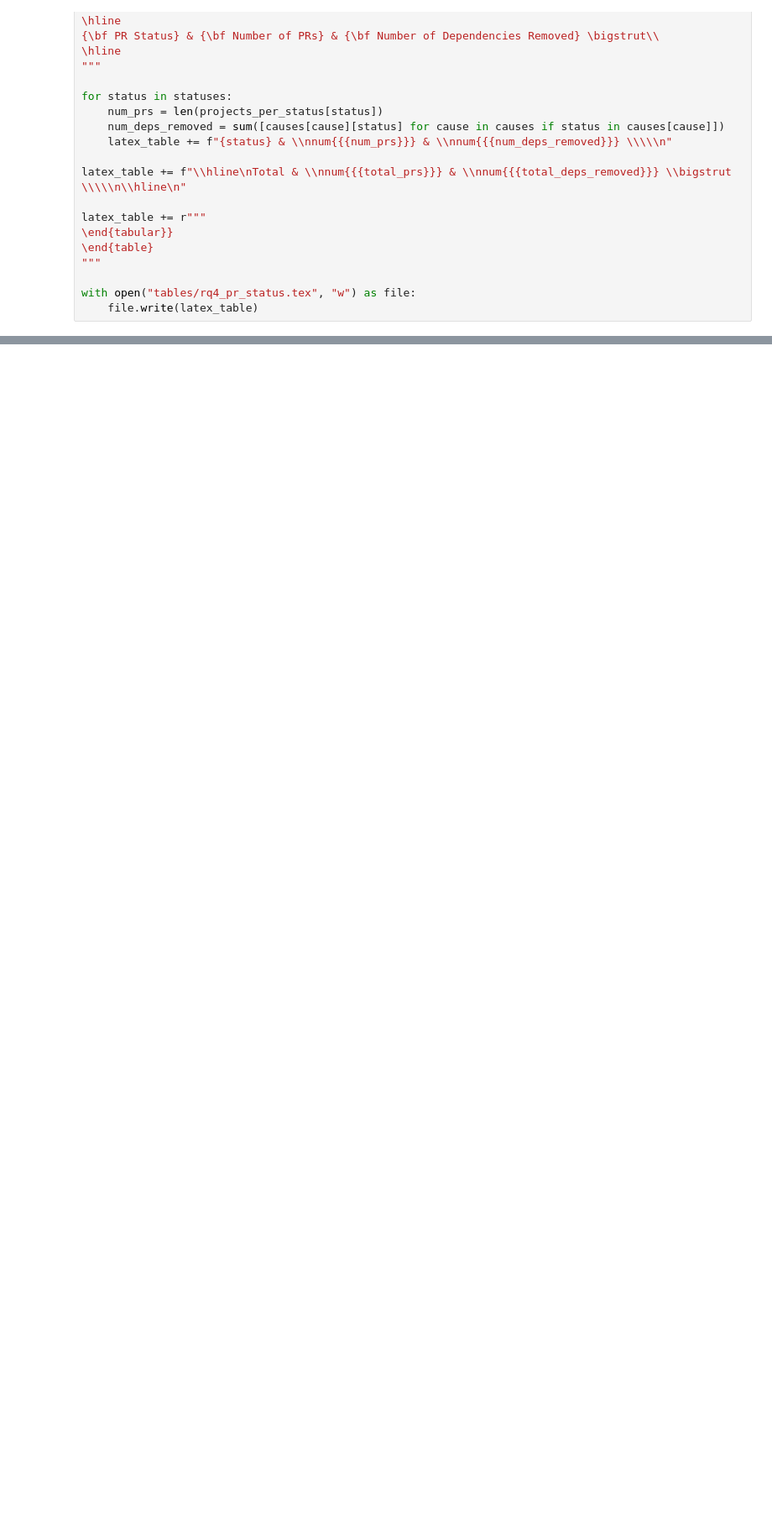
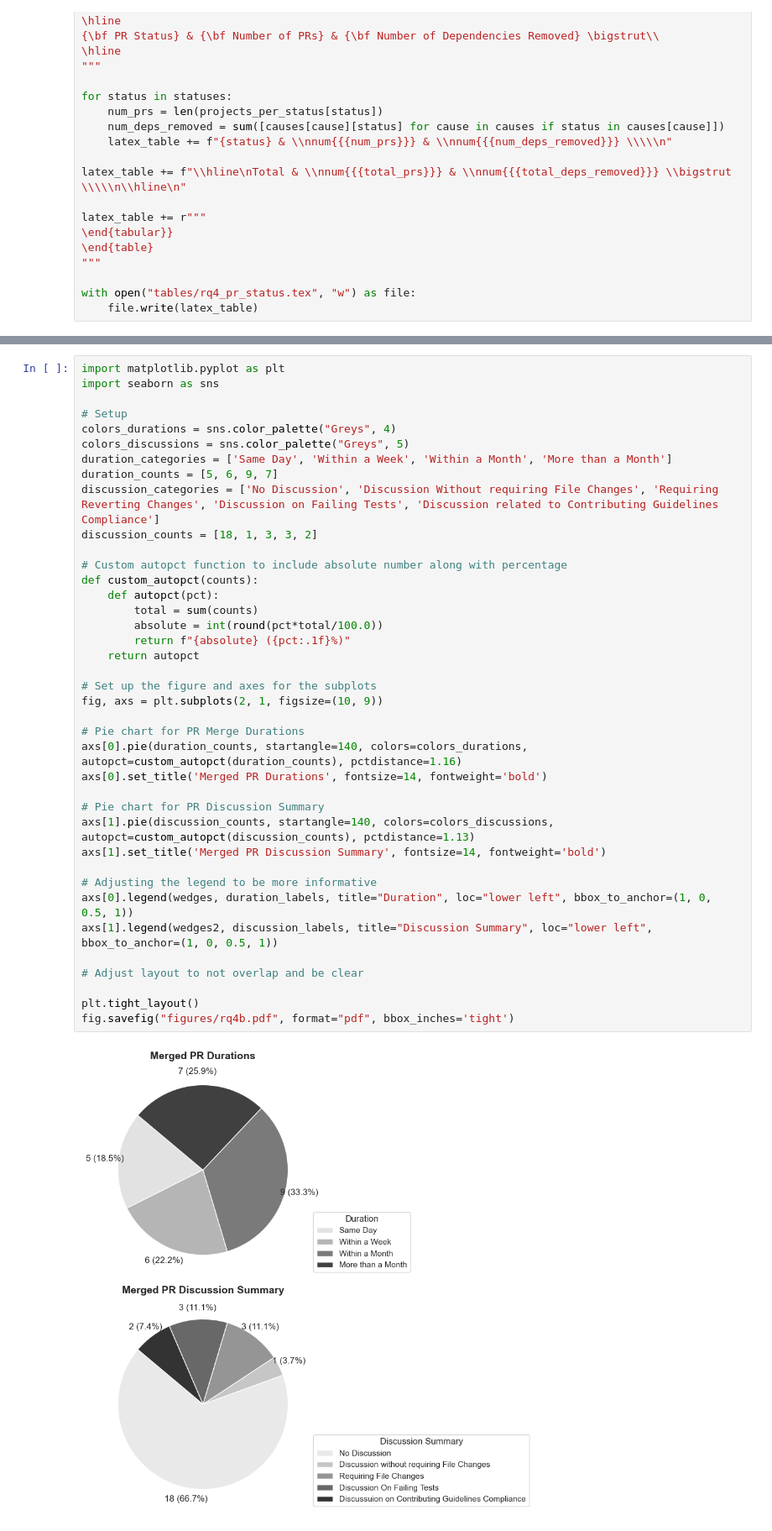
Before and after one commit to gdrosos/bloat-study-artifact, a Jupyter notebook: analysis/rq4.ipynb, the cells around one changed output, grey strips where cells are left out. Shown: that part at 84% size. Drawn from its saved outputs; the diff is of its cells as text; blank space fills up the shorter version.

```diff
--- a/analysis/rq4.ipynb
+++ b/analysis/rq4.ipynb
@@ -105,0 +204,41 @@ with open("tables/rq4_pr_status.tex", "w") as file:
+# %%
+import matplotlib.pyplot as plt
+import seaborn as sns
+
+# Setup
+colors_durations = sns.color_palette("Greys", 4)
+colors_discussions = sns.color_palette("Greys", 5)
+duration_categories = ['Same Day', 'Within a Week', 'Within a Month', 'More than a Month']
+duration_counts = [5, 6, 9, 7]
+discussion_categories = ['No Discussion', 'Discussion Without requiring File Changes', 'Requiring Reverting Changes', 'Discussion on Failing Tests', 'Discussion related to Contributing Guidelines Compliance']
+discussion_counts = [18, 1, 3, 3, 2]
+
+# Custom autopct function to include absolute number along with percentage
+def custom_autopct(counts):
+    def autopct(pct):
+        total = sum(counts)
+        absolute = int(round(pct*total/100.0))
+        return f"{absolute} ({pct:.1f}%)"
+    return autopct
+
+# Set up the figure and axes for the subplots
+fig, axs = plt.subplots(2, 1, figsize=(10, 9))
+
+# Pie chart for PR Merge Durations
+axs[0].pie(duration_counts, startangle=140, colors=colors_durations, autopct=custom_autopct(duration_counts), pctdistance=1.16)
+axs[0].set_title('Merged PR Durations', fontsize=14, fontweight='bold')
+
+# Pie chart for PR Discussion Summary
+axs[1].pie(discussion_counts, startangle=140, colors=colors_discussions, autopct=custom_autopct(discussion_counts), pctdistance=1.13)
+axs[1].set_title('Merged PR Discussion Summary', fontsize=14, fontweight='bold')
+
+# Adjusting the legend to be more informative
+axs[0].legend(wedges, duration_labels, title="Duration", loc="lower left", bbox_to_anchor=(1, 0, 0.5, 1))
+axs[1].legend(wedges2, discussion_labels, title="Discussion Summary", loc="lower left", bbox_to_anchor=(1, 0, 0.5, 1))
+
+# Adjust layout to not overlap and be clear
+
+plt.tight_layout()
+fig.savefig("figures/rq4b.pdf", format="pdf", bbox_inches='tight')
+# %% [output]
+[figure, added]
```
Also changed, not shown: parts of 7 cells of this notebook, 2 other files.
